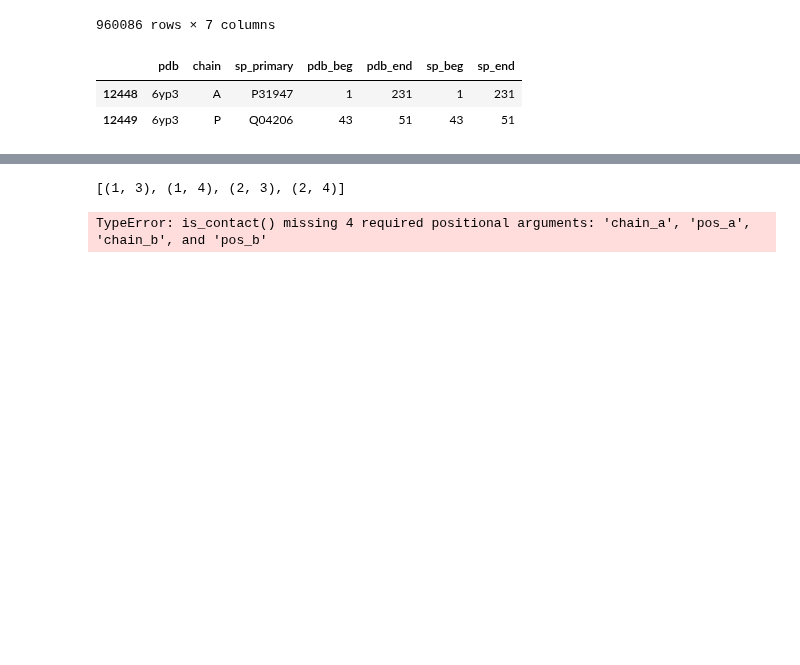
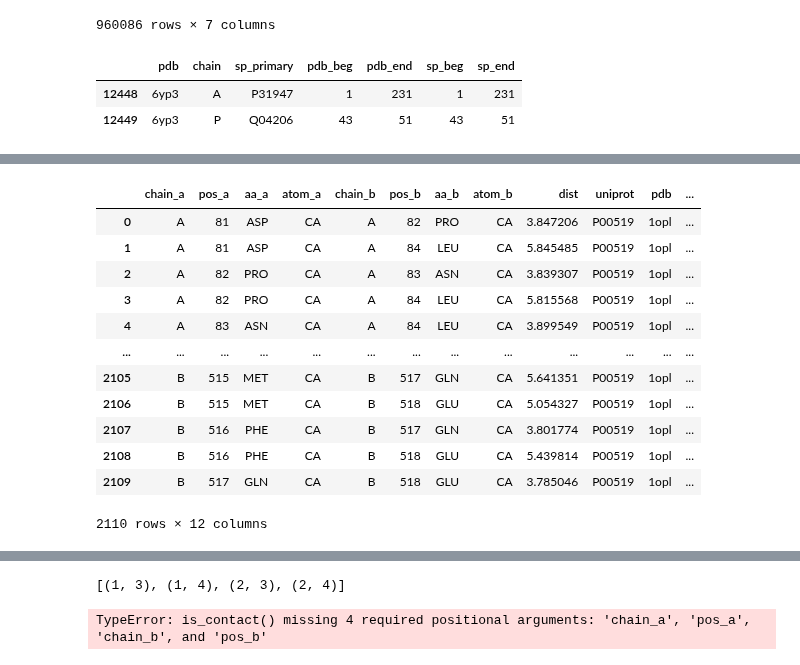
Before and after one commit to alvaro-2/cis-reg, a Jupyter notebook: scripts/interatomic_distances.ipynb, the cells around one changed output, grey strips where cells are left out. Saved outputs shown, nothing was run; the diff lists cells and outputs as text; code cells hidden in the pictures; blank space fills up the shorter version.

```diff
--- a/scripts/interatomic_distances.ipynb
+++ b/scripts/interatomic_distances.ipynb
@@ -283,0 +386,18 @@ pasos:
+# %%
+prueba2 = pd.read_csv('../datasets/distances/dataframes/P00519_1opl.csv').merge(cat_sites, how= 'left')
+prueba2["cs"] = prueba2.pos_a == prueba2.cs
+prueba2
+# %% [output]
+|  | chain_a | pos_a | aa_a | atom_a | chain_b | pos_b | aa_b | atom_b | dist | uniprot | pdb | ... |
+| 0 | A | 81 | ASP | CA | A | 82 | PRO | CA | 3.847206 | P00519 | 1opl | ... |
+| 1 | A | 81 | ASP | CA | A | 84 | LEU | CA | 5.845485 | P00519 | 1opl | ... |
+| 2 | A | 82 | PRO | CA | A | 83 | ASN | CA | 3.839307 | P00519 | 1opl | ... |
+| 3 | A | 82 | PRO | CA | A | 84 | LEU | CA | 5.815568 | P00519 | 1opl | ... |
+| 4 | A | 83 | ASN | CA | A | 84 | LEU | CA | 3.899549 | P00519 | 1opl | ... |
+| ... | ... | ... | ... | ... | ... | ... | ... | ... | ... | ... | ... | ... |
+| 2105 | B | 515 | MET | CA | B | 517 | GLN | CA | 5.641351 | P00519 | 1opl | ... |
+| 2106 | B | 515 | MET | CA | B | 518 | GLU | CA | 5.054327 | P00519 | 1opl | ... |
+| 2107 | B | 516 | PHE | CA | B | 517 | GLN | CA | 3.801774 | P00519 | 1opl | ... |
+| 2108 | B | 516 | PHE | CA | B | 518 | GLU | CA | 5.439814 | P00519 | 1opl | ... |
+| 2109 | B | 517 | GLN | CA | B | 518 | GLU | CA | 3.785046 | P00519 | 1opl | ... |
+2110 rows × 12 columns
```
Also changed, not shown: parts of 35 cells of this notebook.
